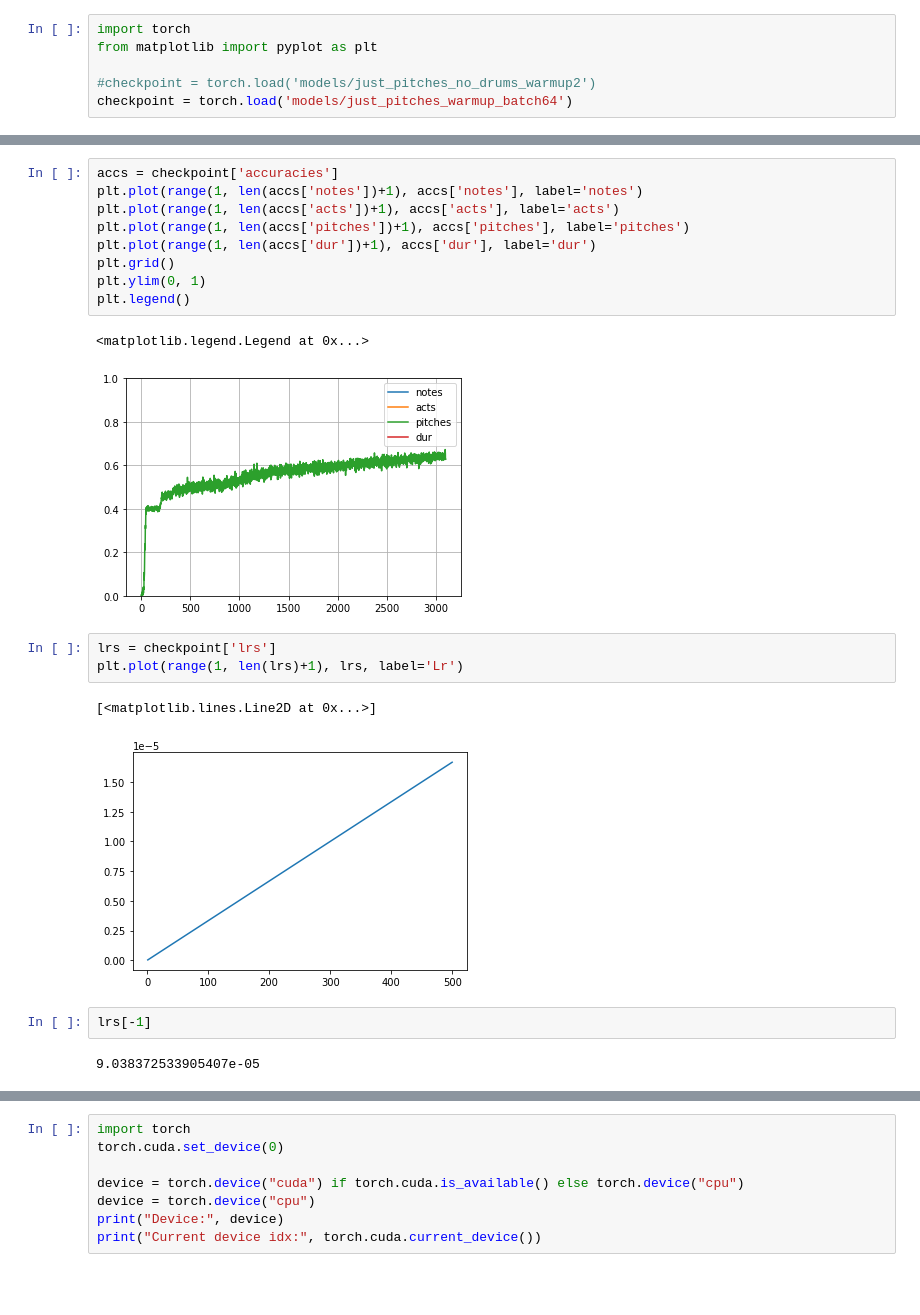
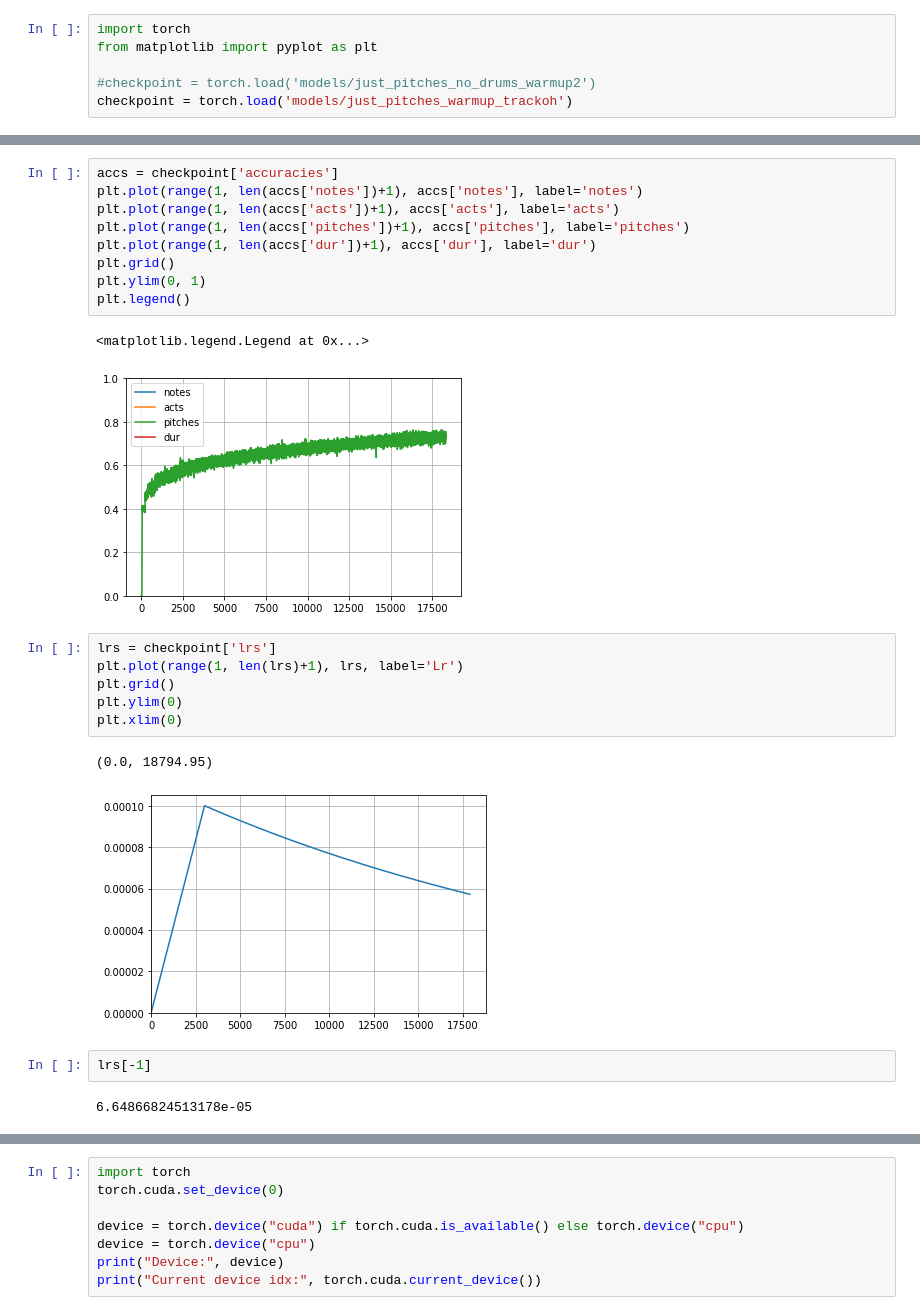
Before and after one commit to EmanueleCosenza/polyphemus, a Jupyter notebook: plot.ipynb, the cells around one changed output, grey strips where cells are left out. Cells and saved outputs as stored; diff of their text form; blank space fills up the shorter version.

```diff
--- a/plot.ipynb
+++ b/plot.ipynb
@@ -3,7 +3,7 @@ import torch
 from matplotlib import pyplot as plt
 
 #checkpoint = torch.load('models/just_pitches_no_drums_warmup2')
-checkpoint = torch.load('models/just_pitches_warmup_batch64')
+checkpoint = torch.load('models/just_pitches_warmup_trackoh')
 # %%
 losses = checkpoint['losses']
 
@@ -29,17 +29,20 @@ plt.ylim(0, 1)
 plt.legend()
 # %% [output]
 <matplotlib.legend.Legend at 0x...>
-[figure, old version]
+[figure, new version]
 # %%
 lrs = checkpoint['lrs']
 plt.plot(range(1, len(lrs)+1), lrs, label='Lr')
+plt.grid()
+plt.ylim(0)
+plt.xlim(0)
 # %% [output]
-[<matplotlib.lines.Line2D at 0x...>]
+(0.0, 18794.95)
-[figure, old version]
+[figure, new version]
 # %%
 lrs[-1]
 # %% [output]
-9.038372533905407e-05
+6.64866824513178e-05
 # %%
 losses = checkpoint['losses']
 losses['pitches'][-10:]
```
Also changed, not shown: parts of 16 cells of this notebook, 1 other file.
